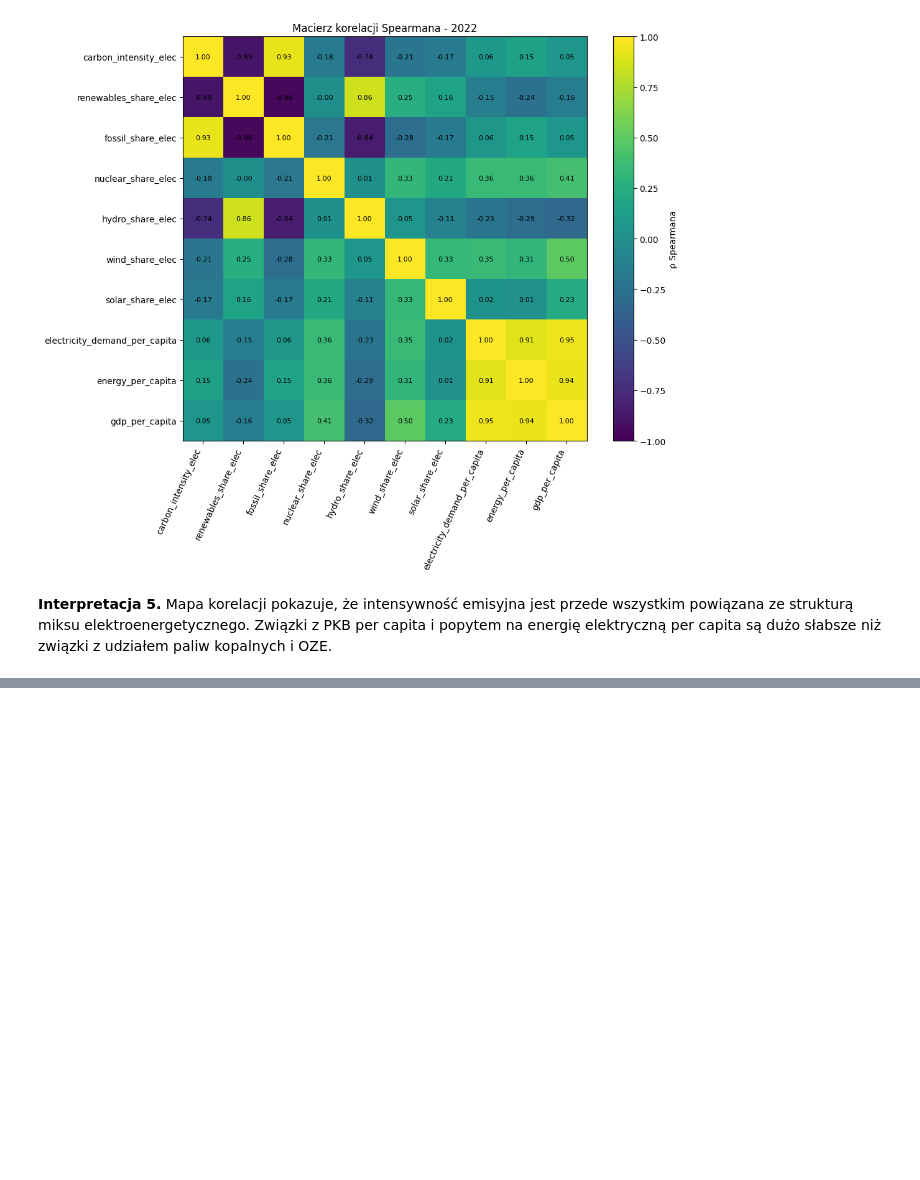
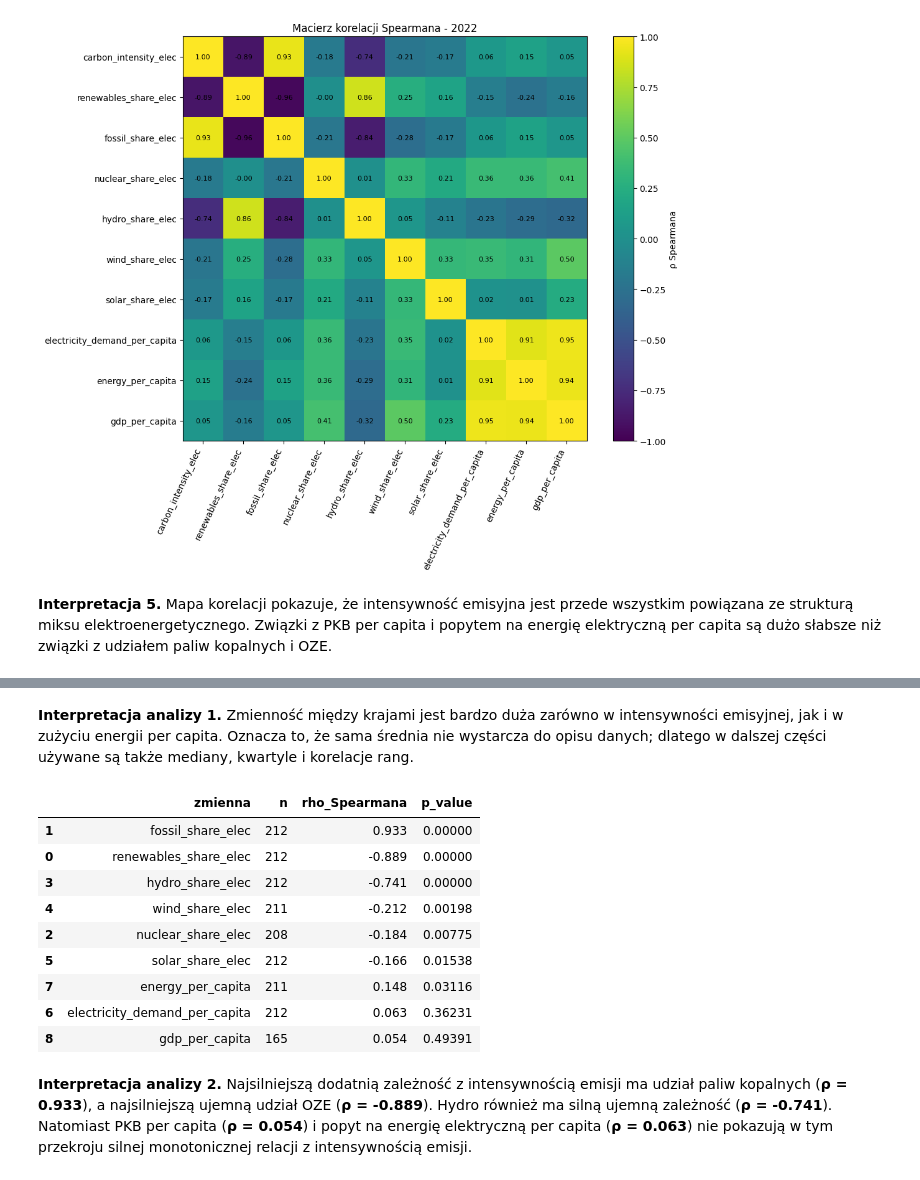
Before and after one commit to J-E-Wa/Analiza-i-wizualizacja-danych, a Jupyter notebook: energy-data-analyze.ipynb, the cells around one changed output, grey strips where cells are left out. Cells and saved outputs as stored; diff of their text form; code cells hidden in the pictures; blank space fills up the shorter version.

```diff
--- a/energy-data-analyze.ipynb
+++ b/energy-data-analyze.ipynb
@@ -373,0 +398,39 @@ plt.show()
+# %% [markdown]
+**Interpretacja analizy 1.** Zmienność między krajami jest bardzo duża zarówno w intensywności emisyjnej, jak i w zużyciu energii per capita. Oznacza to, że sama średnia nie wystarcza do opisu danych; dlatego w dalszej części używane są także mediany, kwartyle i korelacje rang.
+# %%
+# Analiza 2: korelacje Spearmana z główną zmienną zależną
+target = "carbon_intensity_elec"
+predictors = [
+    "renewables_share_elec", "fossil_share_elec", "nuclear_share_elec",
+    "hydro_share_elec", "wind_share_elec", "solar_share_elec",
+    "electricity_demand_per_capita", "energy_per_capita", "gdp_per_capita"
+]
+
+rows = []
+for var in predictors:
+    pair = data[[target, var]].dropna()
+    rho, p = spearmanr(pair[target], pair[var])
+    rows.append({
+        "zmienna": var,
+        "n": len(pair),
+        "rho_Spearmana": rho,
+        "p_value": p
+    })
+
+spearman_table = pd.DataFrame(rows)
+spearman_table["abs_rho"] = spearman_table["rho_Spearmana"].abs()
+spearman_table = spearman_table.sort_values("abs_rho", ascending=False).drop(columns="abs_rho")
+spearman_table.round({"rho_Spearmana": 3, "p_value": 5})
+# %% [output]
+|  | zmienna | n | rho_Spearmana | p_value |
+| 1 | fossil_share_elec | 212 | 0.933 | 0.00000 |
+| 0 | renewables_share_elec | 212 | -0.889 | 0.00000 |
+| 3 | hydro_share_elec | 212 | -0.741 | 0.00000 |
+| 4 | wind_share_elec | 211 | -0.212 | 0.00198 |
+| 2 | nuclear_share_elec | 208 | -0.184 | 0.00775 |
+| 5 | solar_share_elec | 212 | -0.166 | 0.01538 |
+| 7 | energy_per_capita | 211 | 0.148 | 0.03116 |
+| 6 | electricity_demand_per_capita | 212 | 0.063 | 0.36231 |
+| 8 | gdp_per_capita | 165 | 0.054 | 0.49391 |
+# %% [markdown]
+**Interpretacja analizy 2.** Najsilniejszą dodatnią zależność z intensywnością emisji ma udział paliw kopalnych (**ρ = 0.933**), a najsilniejszą ujemną udział OZE (**ρ = -0.889**). Hydro również ma silną ujemną zależność (**ρ = -0.741**). Natomiast PKB per capita (**ρ = 0.054**) i popyt na energię elektryczną per capita (**ρ = 0.063**) nie pokazują w tym przekroju silnej monotonicznej relacji z intensywnością emisji.
```
Also changed, not shown: parts of 2 cells of this notebook.
